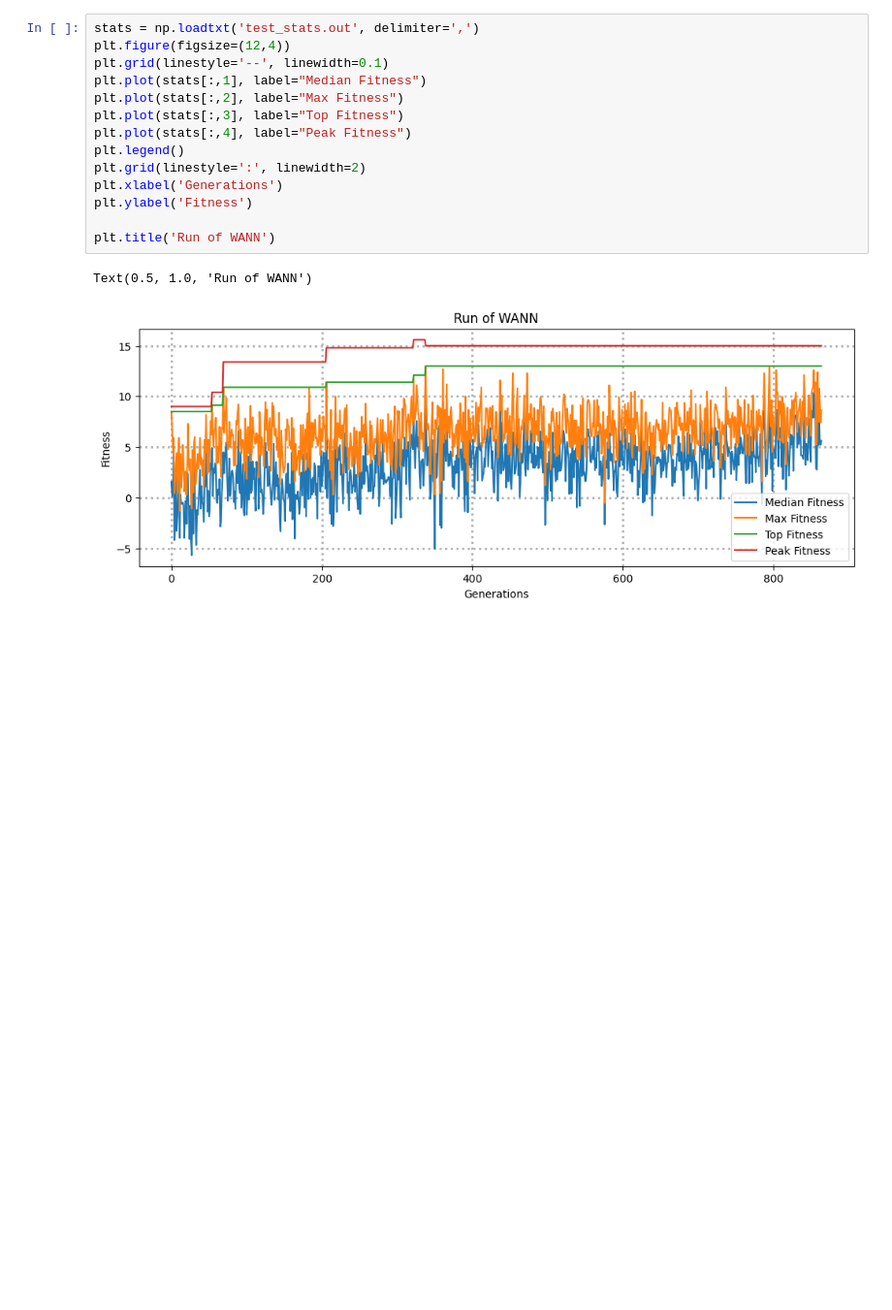
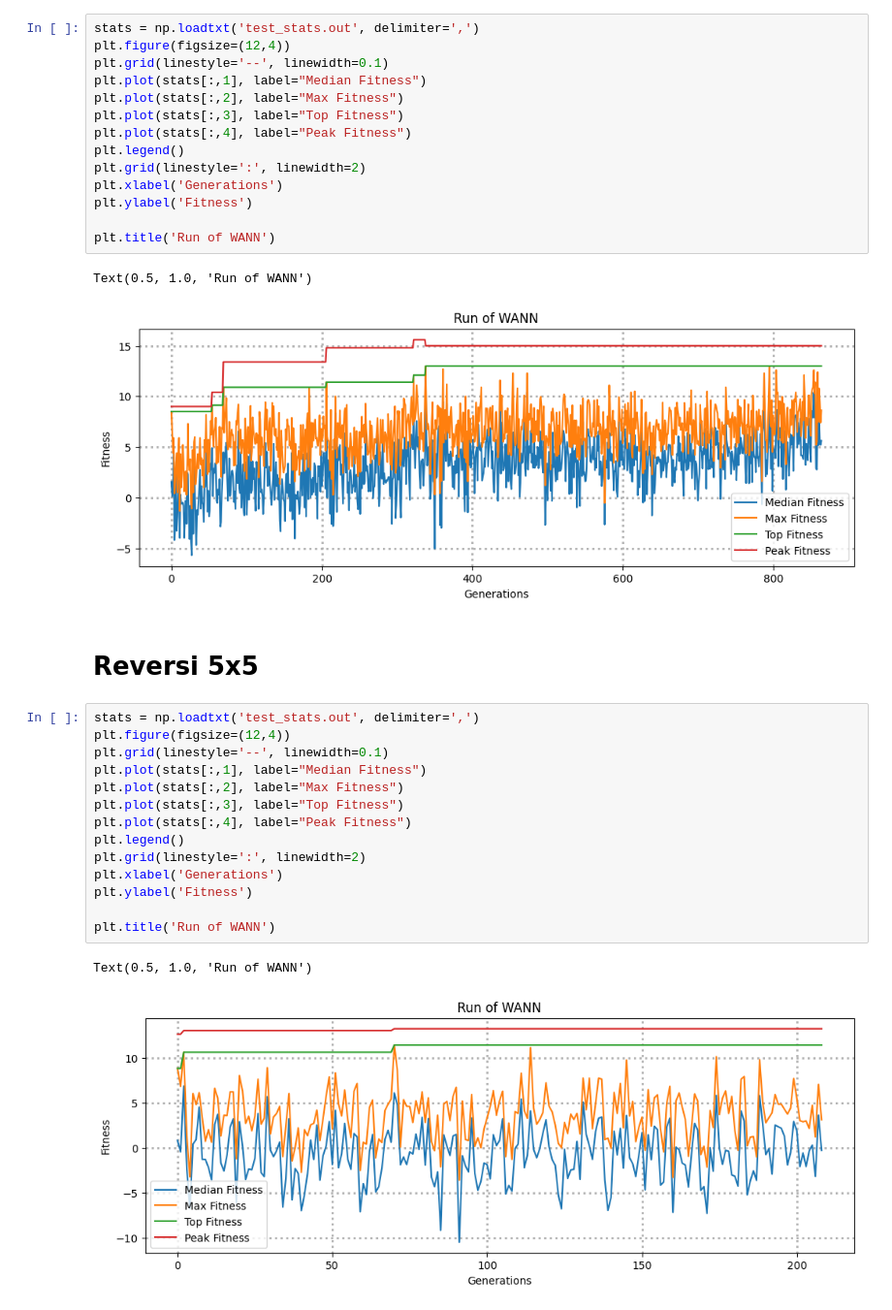
Before and after one commit to klima7/Reversi-WANN, a Jupyter notebook: log/viewRunStats.ipynb, the cells around one changed output. Shown at 97% size. Drawn from its saved outputs; the diff is of its cells as text; blank space fills up the shorter version.

Commit message:
Add results for reversi 5x5

```diff
--- a/log/viewRunStats.ipynb
+++ b/log/viewRunStats.ipynb
@@ -33,3 +33,22 @@ plt.title('Run of WANN')
 # %% [output]
 Text(0.5, 1.0, 'Run of WANN')
 [figure]
+# %% [markdown]
+# Reversi 5x5
+# %%
+stats = np.loadtxt('test_stats.out', delimiter=',')
+plt.figure(figsize=(12,4))
+plt.grid(linestyle='--', linewidth=0.1)
+plt.plot(stats[:,1], label="Median Fitness")
+plt.plot(stats[:,2], label="Max Fitness")
+plt.plot(stats[:,3], label="Top Fitness")
+plt.plot(stats[:,4], label="Peak Fitness")
+plt.legend()
+plt.grid(linestyle=':', linewidth=2)
+plt.xlabel('Generations')
+plt.ylabel('Fitness')
+
+plt.title('Run of WANN')
+# %% [output]
+Text(0.5, 1.0, 'Run of WANN')
+[figure, added]
```
Also changed, not shown: 2 other files.
